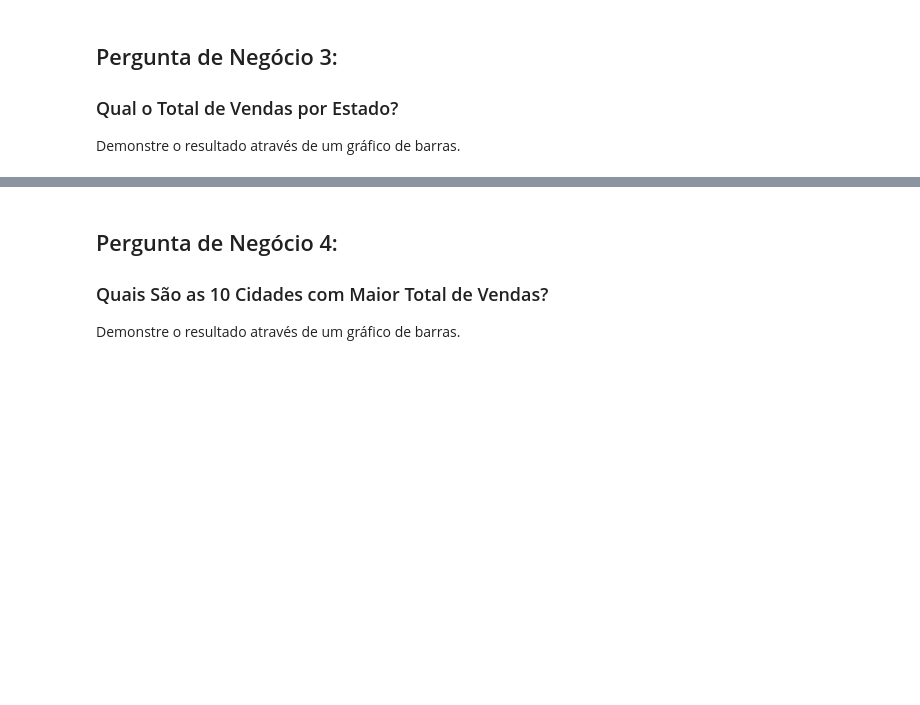
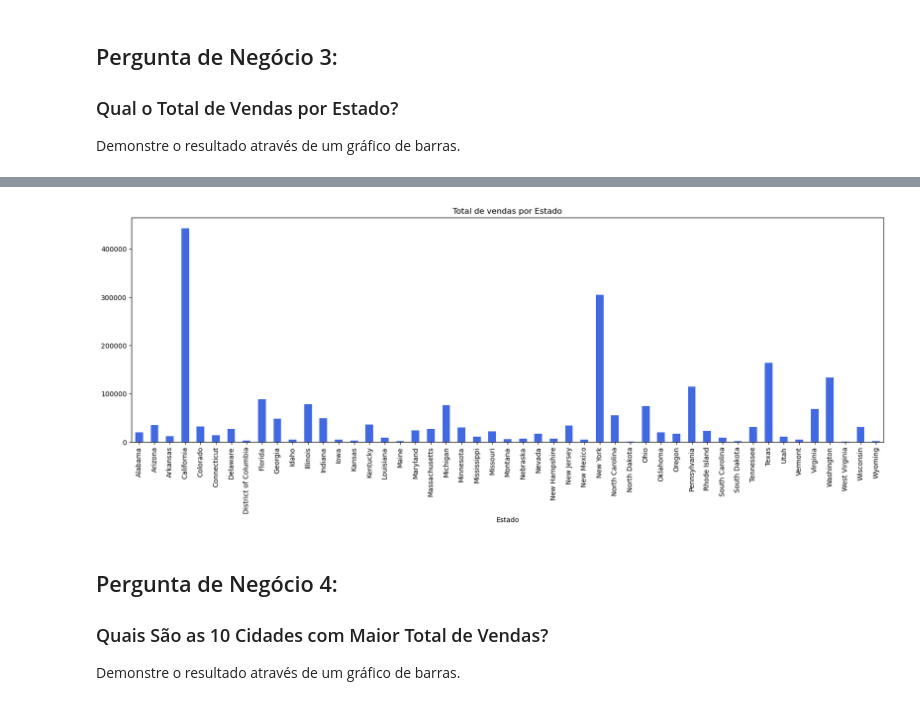
Before and after one commit to DeyvedAntonio/estudos_Analista, a Jupyter notebook: python/curso_dsa/Cap13/Projeto2-Perguntas.ipynb, the cells around one changed output, grey strips where cells are left out. Saved outputs shown, nothing was run; the diff lists cells and outputs as text; code cells hidden in the pictures; blank space fills up the shorter version.

```diff
--- a/python/curso_dsa/Cap13/Projeto2-Perguntas.ipynb
+++ b/python/curso_dsa/Cap13/Projeto2-Perguntas.ipynb
@@ -198,3 +198,5 @@ plt.show()
 ### Qual o Total de Vendas por Estado?
 
 Demonstre o resultado através de um gráfico de barras.
+# %%
+df_dsa_vendas_estado = df_dsa.groupby('Estado')['Valor_Venda'].sum()
@@ -201,3 +213,10 @@ Demonstre o resultado através de um gráfico de barras.
+# %%
+plt.figure(figsize=(20, 6))
+df_dsa_vendas_estado.plot.bar(x='Estado', y='Valor_Venda', color='royalblue')
+plt.title('Total de vendas por Estado')
+plt.show()
+# %% [output]
+[figure, added]
 # %% [markdown]
 ## Pergunta de Negócio 4:
 
```
Also changed, not shown: parts of 1 cell of this notebook.
